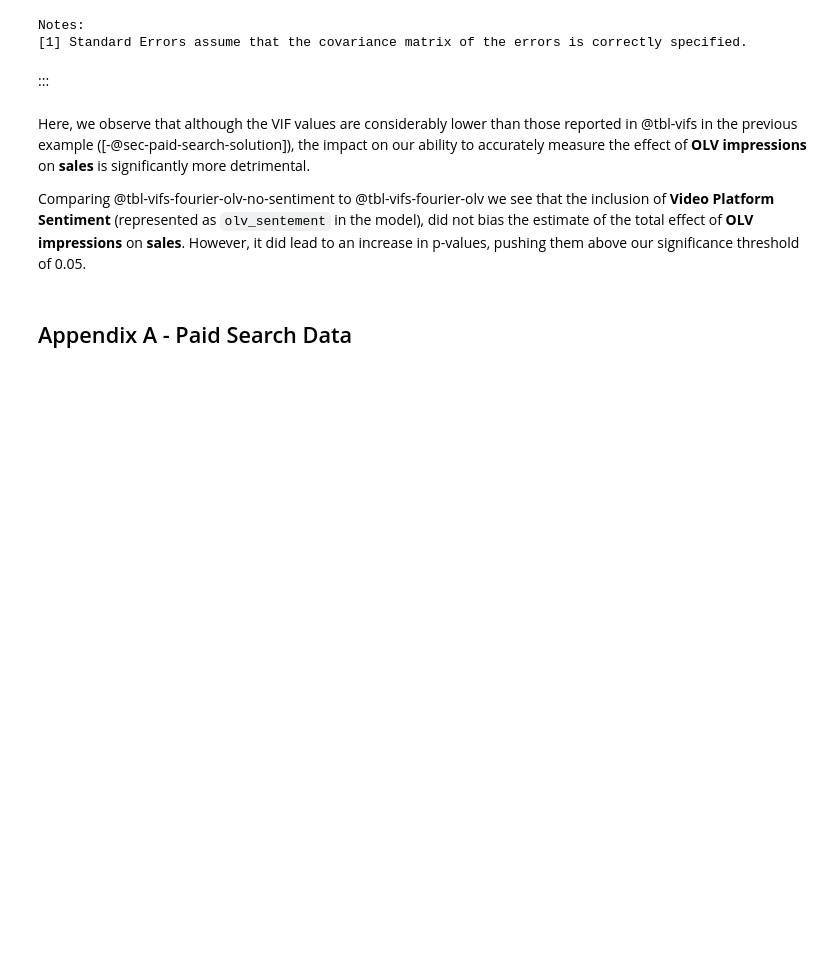
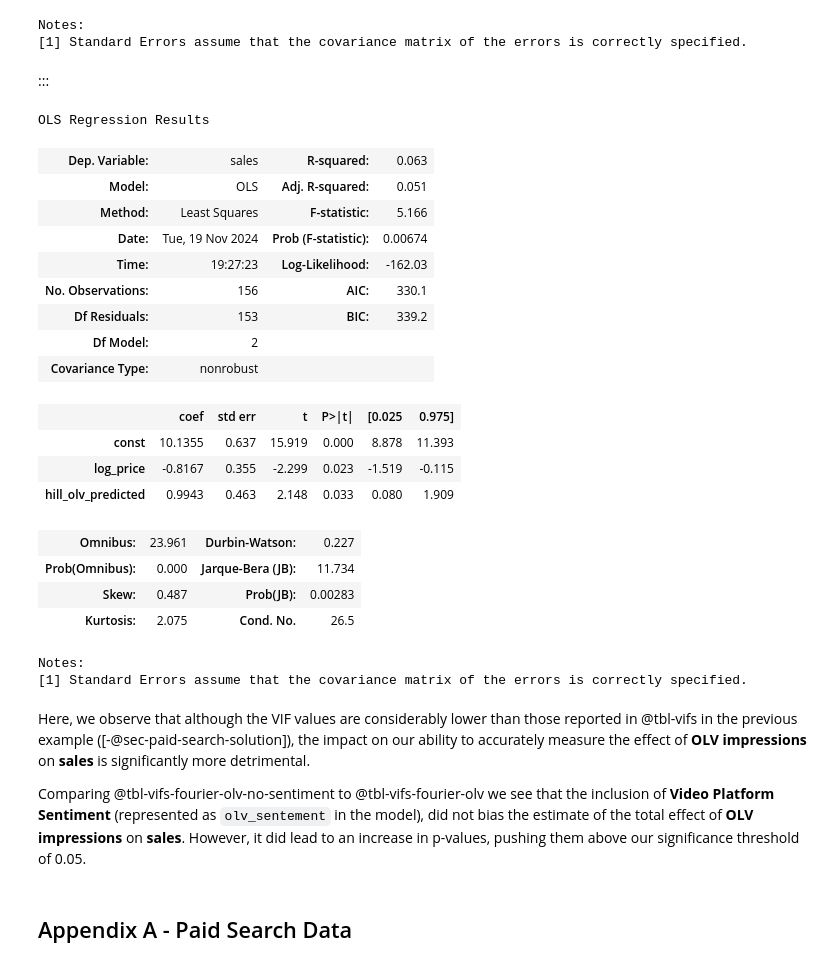
Before and after one commit to redam94/common_regression_issues, a Jupyter notebook: nbs/01_multicollinearity.ipynb, the cells around one changed output. Saved outputs shown, nothing was run; the diff lists cells and outputs as text; code cells hidden in the pictures; blank space fills up the shorter version.

```diff
--- a/nbs/01_multicollinearity.ipynb
+++ b/nbs/01_multicollinearity.ipynb
@@ -628,6 +639,36 @@ Notes:
 [1] Standard Errors assume that the covariance matrix of the errors is correctly specified.
 # %% [markdown]
 :::
+# %%
+#| echo: false
+#| label: tbl-vifs-fourier-olv-iv
+#| tbl-cap: The correctly adjusted regression model with Fourier components and no OLV sentiment
+iv_varnames = ['log_price', 'olv_sentiment'] #+ fourier_components.columns.tolist()
+iv_model = sm.OLS(df["hill_olv"], sm.add_constant(df[iv_varnames])).fit()
+df['hill_olv_predicted'] = iv_model.predict()
+ols_model = sm.OLS(np.log(df['sales']), sm.add_constant(df[["log_price", "hill_olv_predicted"]])).fit()
+ols_model.summary()
+# %% [output]
+OLS Regression Results
+| Dep. Variable: | sales | R-squared: | 0.063 |
+| Model: | OLS | Adj. R-squared: | 0.051 |
+| Method: | Least Squares | F-statistic: | 5.166 |
+| Date: | Tue, 19 Nov 2024 | Prob (F-statistic): | 0.00674 |
+| Time: | 19:27:23 | Log-Likelihood: | -162.03 |
+| No. Observations: | 156 | AIC: | 330.1 |
+| Df Residuals: | 153 | BIC: | 339.2 |
+| Df Model: | 2 |  |  |
+| Covariance Type: | nonrobust |  |  |
+|  | coef | std err | t | P>|t| | [0.025 | 0.975] |
+| const | 10.1355 | 0.637 | 15.919 | 0.000 | 8.878 | 11.393 |
+| log_price | -0.8167 | 0.355 | -2.299 | 0.023 | -1.519 | -0.115 |
+| hill_olv_predicted | 0.9943 | 0.463 | 2.148 | 0.033 | 0.080 | 1.909 |
+| Omnibus: | 23.961 | Durbin-Watson: | 0.227 |
+| Prob(Omnibus): | 0.000 | Jarque-Bera (JB): | 11.734 |
+| Skew: | 0.487 | Prob(JB): | 0.00283 |
+| Kurtosis: | 2.075 | Cond. No. | 26.5 |
+Notes:
+[1] Standard Errors assume that the covariance matrix of the errors is correctly specified.
 # %% [markdown]
 Here, we observe that although the VIF values are considerably lower than those reported in @tbl-vifs in the previous example ([-@sec-paid-search-solution]), the impact on our ability to accurately measure the effect of **OLV impressions** on **sales** is significantly more detrimental.
 
```
Also changed, not shown: parts of 5 cells of this notebook, 7 other files.
